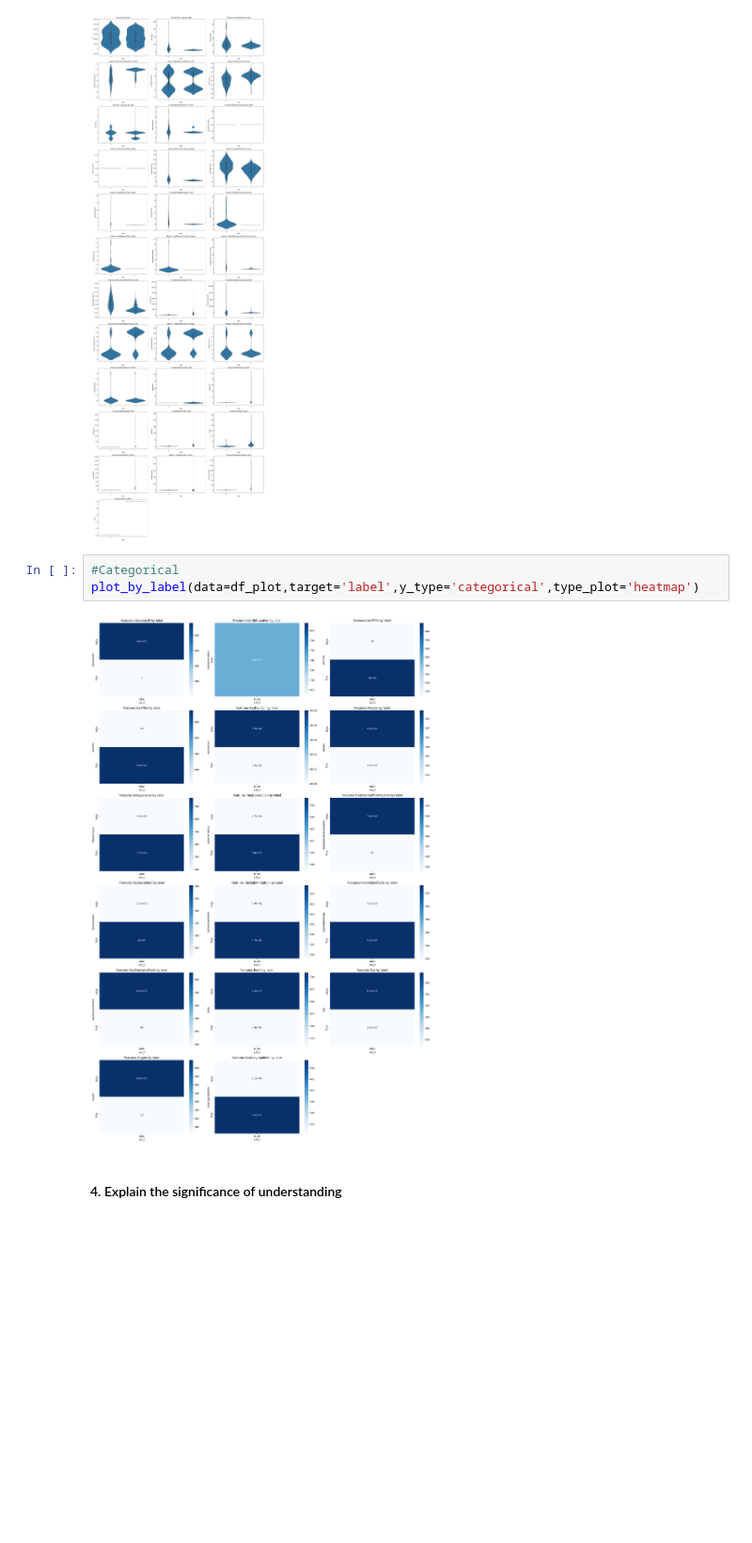
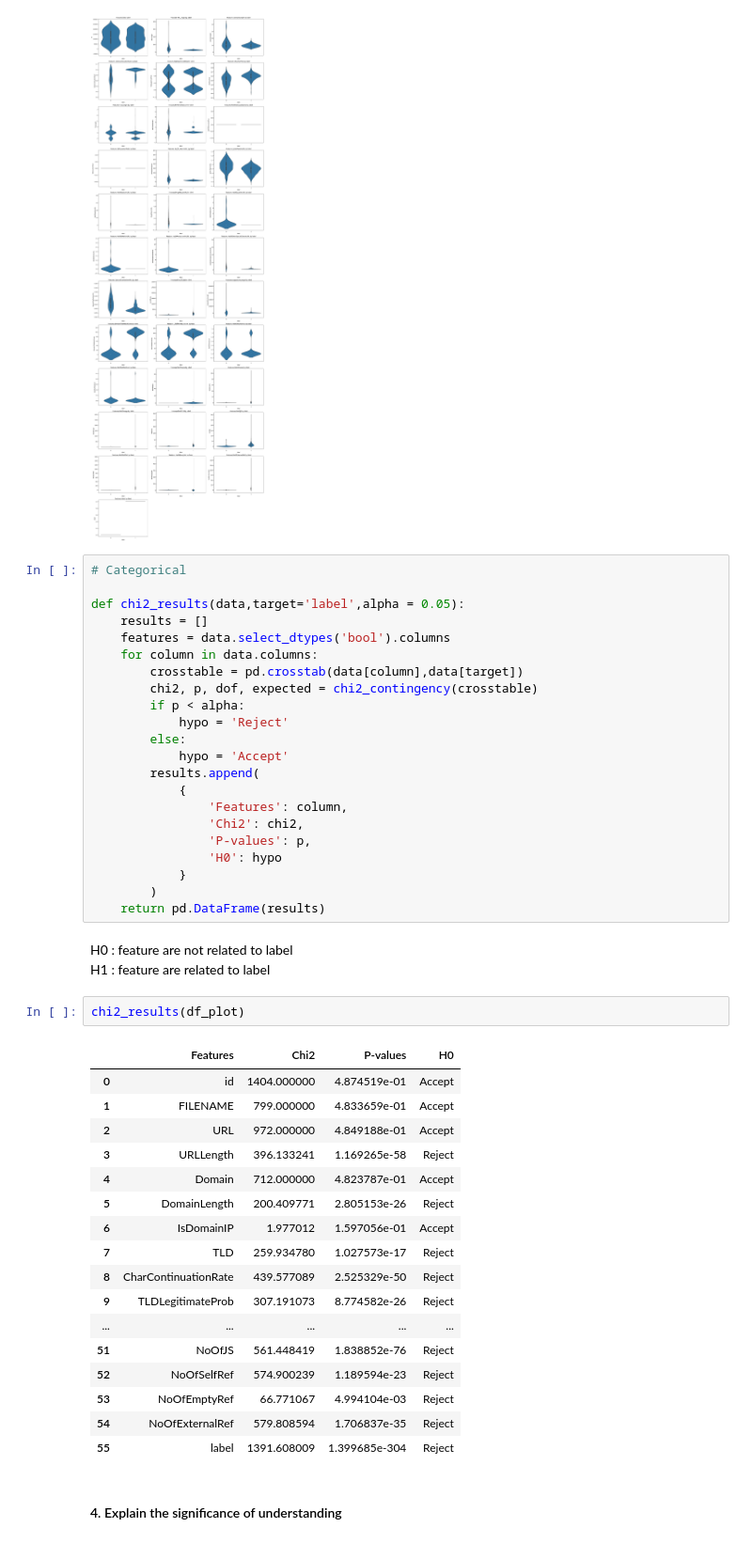
Before and after one commit to marcellinow/predict-phising, a Jupyter notebook: Tucil2_18222114_18222115.ipynb, the cells around one changed output. Shown at 94% size. Saved outputs shown, nothing was run; the diff lists cells and outputs as text; blank space fills up the shorter version.

```diff
--- a/Tucil2_18222114_18222115.ipynb
+++ b/Tucil2_18222114_18222115.ipynb
@@ -546,10 +550,50 @@ continuous_features = [
 plot_by_label(data=df_plot,target='label',y_type='continuous',type_plot='violin')
 # %% [output]
 [figure]
-# %%
-#Categorical
-plot_by_label(data=df_plot,target='label',y_type='categorical',type_plot='heatmap')
-# %% [output]
-[figure, removed]
+# %%
+# Categorical
+
+def chi2_results(data,target='label',alpha = 0.05):
+    results = []
+    features = data.select_dtypes('bool').columns
+    for column in data.columns:
+        crosstable = pd.crosstab(data[column],data[target])
+        chi2, p, dof, expected = chi2_contingency(crosstable)
+        if p < alpha:
+            hypo = 'Reject'
+        else:
+            hypo = 'Accept'
+        results.append(
+            {
+                'Features': column,
+                'Chi2': chi2,
+                'P-values': p,
+                'H0': hypo
+            }
+        )
+    return pd.DataFrame(results)
+# %% [markdown]
+H0  : feature are not related to label <br>
+H1  : feature are related to label
+# %%
+chi2_results(df_plot)
+# %% [output]
+|  | Features | Chi2 | P-values | H0 |
+| 0 | id | 1404.000000 | 4.874519e-01 | Accept |
+| 1 | FILENAME | 799.000000 | 4.833659e-01 | Accept |
+| 2 | URL | 972.000000 | 4.849188e-01 | Accept |
+| 3 | URLLength | 396.133241 | 1.169265e-58 | Reject |
+| 4 | Domain | 712.000000 | 4.823787e-01 | Accept |
+| 5 | DomainLength | 200.409771 | 2.805153e-26 | Reject |
+| 6 | IsDomainIP | 1.977012 | 1.597056e-01 | Accept |
+| 7 | TLD | 259.934780 | 1.027573e-17 | Reject |
+| 8 | CharContinuationRate | 439.577089 | 2.525329e-50 | Reject |
+| 9 | TLDLegitimateProb | 307.191073 | 8.774582e-26 | Reject |
+| ... | ... | ... | ... | ... |
+| 51 | NoOfJS | 561.448419 | 1.838852e-76 | Reject |
+| 52 | NoOfSelfRef | 574.900239 | 1.189594e-23 | Reject |
+| 53 | NoOfEmptyRef | 66.771067 | 4.994104e-03 | Reject |
+| 54 | NoOfExternalRef | 579.808594 | 1.706837e-35 | Reject |
+| 55 | label | 1391.608009 | 1.399685e-304 | Reject |
 # %% [markdown]
 #### 4. Explain the significance of understanding
```
Also changed, not shown: parts of 2 cells of this notebook.
